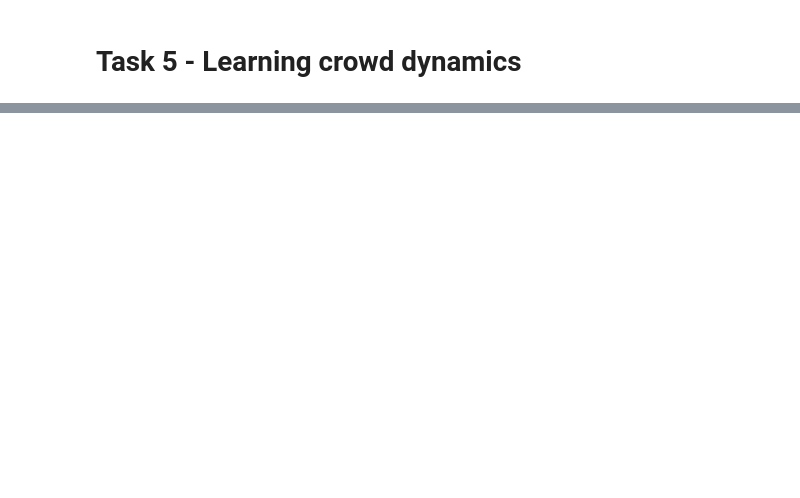
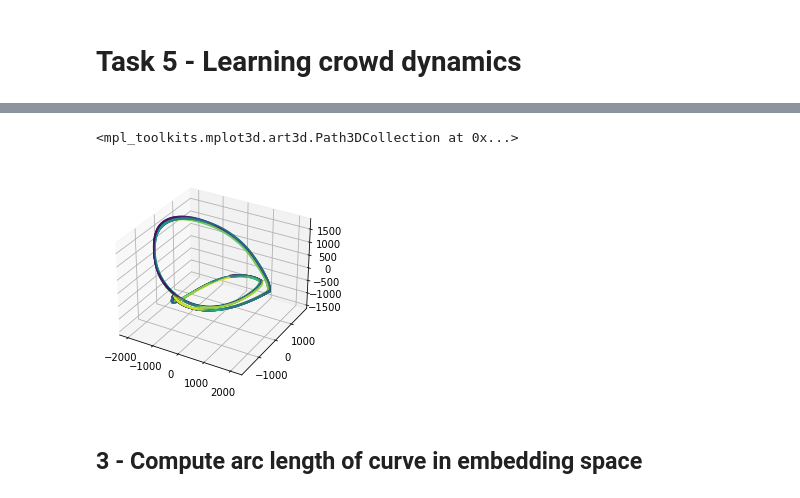
Before and after one commit to sonmikrafft-uni-MLCMS/ex5, a Jupyter notebook: task_5.ipynb, the cells around one changed output, grey strips where cells are left out. Saved outputs shown, nothing was run; the diff lists cells and outputs as text; code cells hidden in the pictures; blank space fills up the shorter version.

```diff
--- a/task_5.ipynb
+++ b/task_5.ipynb
@@ -27,0 +44,9 @@ load_mi_data('data/MI_timesteps.txt', skip_first=1000)
+# %%
+fig = plt.figure()
+ax = fig.add_subplot(projection='3d')
+ax.scatter(*out_transformed.T, c=np.arange(0, M), s=1)
+# %% [output]
+<mpl_toolkits.mplot3d.art3d.Path3DCollection at 0x...>
+[figure, added]
+# %% [markdown]
+## 3 - Compute arc length of curve in embedding space
```
Also changed, not shown: parts of 11 cells of this notebook.
